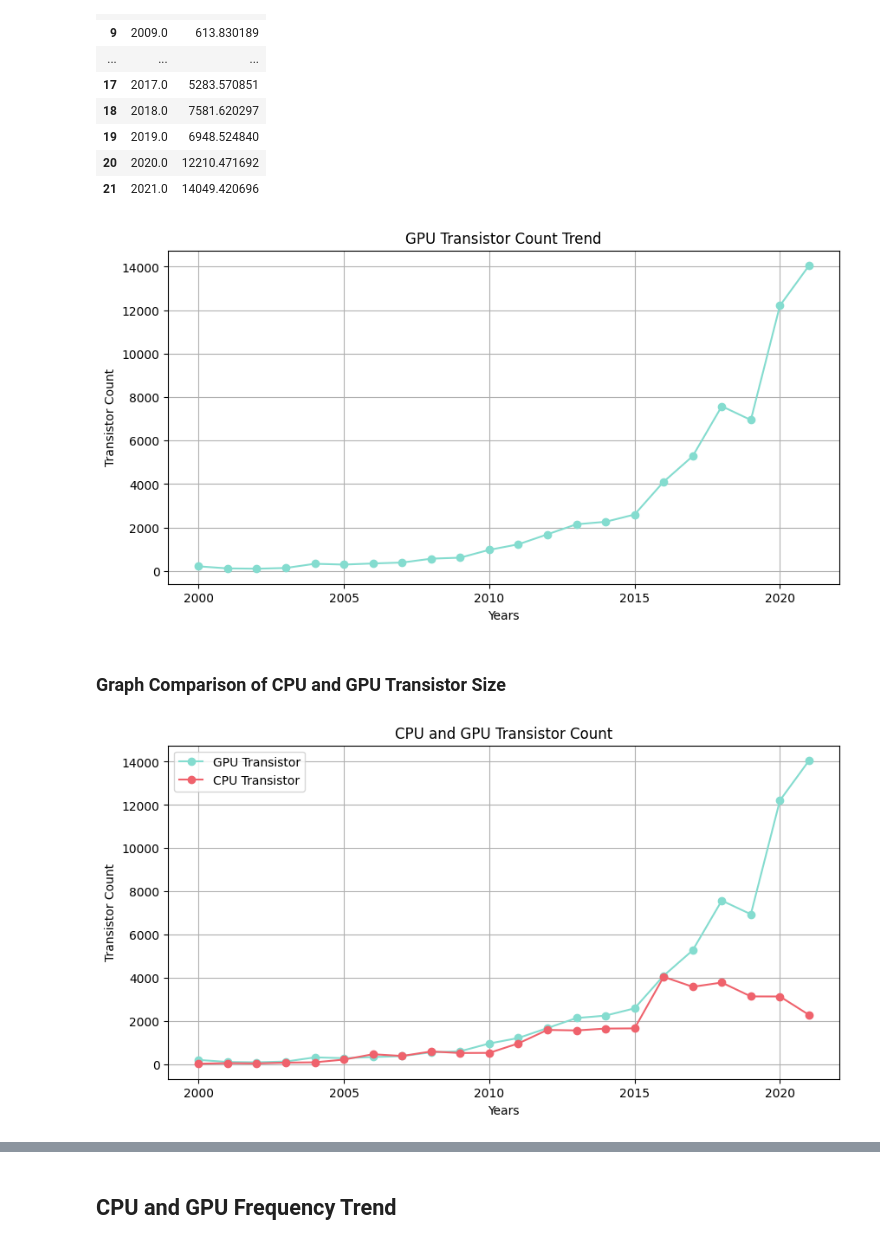
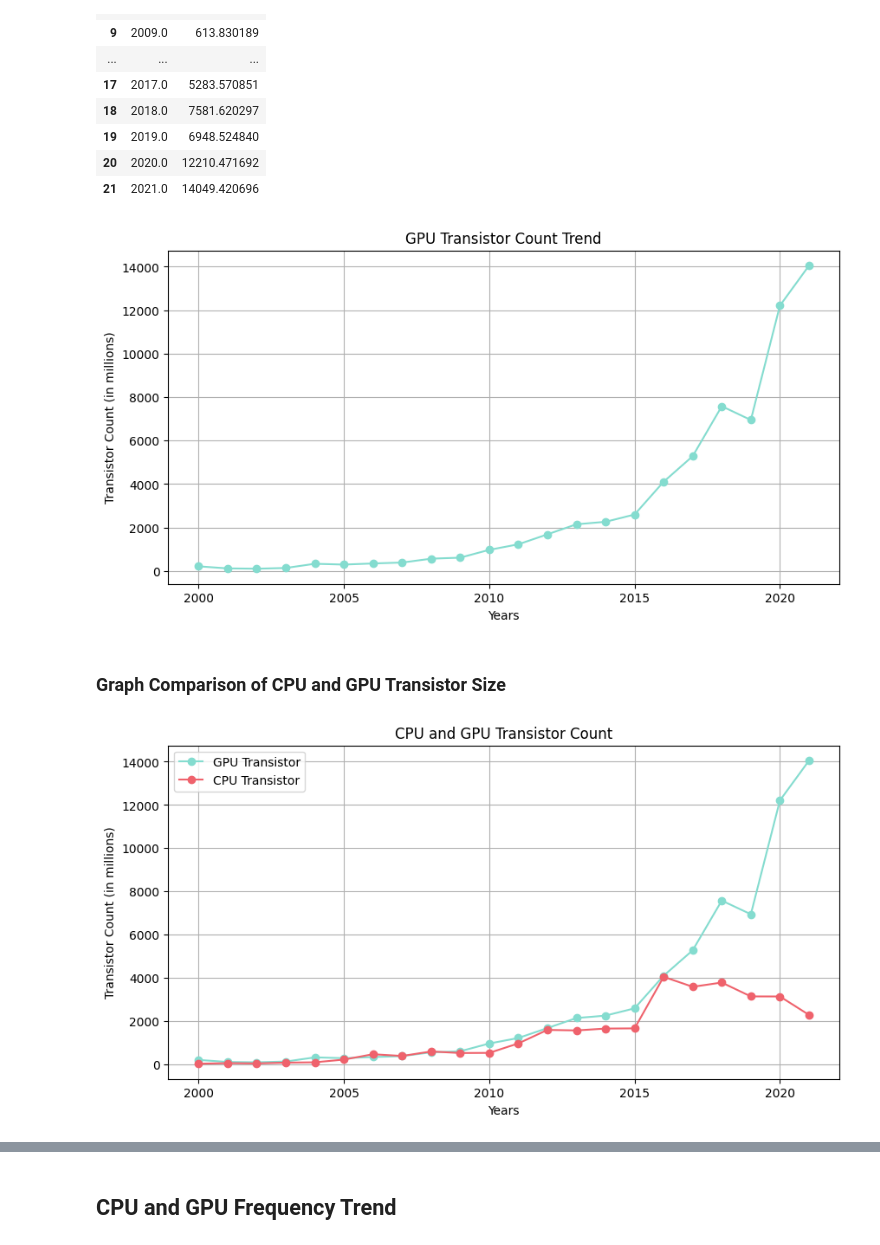
Before and after one commit to FrancisGabrielCayao/MATHEDA-CAYAO, a Jupyter notebook: WK8 EDA Activity 2 - Exploratory Data Analysis/Exercise/WK8-Exploratory-Data-Analysis.ipynb, the cells around one changed output, grey strips where cells are left out. Drawn from its saved outputs; the diff is of its cells as text; code cells hidden in the pictures.

```diff
--- a/WK8 EDA Activity 2 - Exploratory Data Analysis/Exercise/WK8-Exploratory-Data-Analysis.ipynb
+++ b/WK8 EDA Activity 2 - Exploratory Data Analysis/Exercise/WK8-Exploratory-Data-Analysis.ipynb
@@ -864,13 +864,13 @@ df_tsgpu
 # %%
 plt.figure(figsize=(10,5))
 plt.plot(df_tsgpu['Year'],df_tsgpu['Transistors'], color='#84DCCF',marker='o')
 plt.title('GPU Transistor Count Trend')
-plt.ylabel('Transistor Count')
+plt.ylabel('Transistor Count (in millions)')
 plt.xlabel('Years')
 plt.grid(True)
 plt.show()
 # %% [output]
-[figure, old version]
+[figure, new version]
 # %% [markdown]
 ### Graph Comparison of CPU and GPU Transistor Size
 # %%
@@ -879,10 +879,10 @@ plt.plot(df_tsgpu['Year'],df_tsgpu['Transistors'], color='#84DCCF',marker='o', l
 plt.plot(df_tscpu['Year'],df_tscpu['Transistors'], color='#EF626C',marker='o', label="CPU Transistor")
 plt.title('CPU and GPU Transistor Count')
 plt.legend()
-plt.ylabel('Transistor Count')
+plt.ylabel('Transistor Count (in millions)')
 plt.xlabel('Years')
 plt.grid(True)
 plt.show()
 # %% [output]
-[figure, old version]
+[figure, new version]
 # %% [markdown]
```
Also changed, not shown: parts of 2 cells of this notebook.
